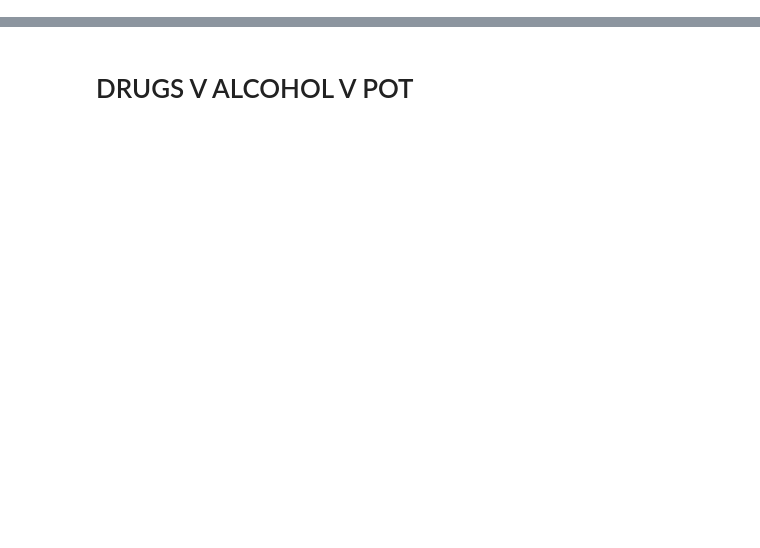
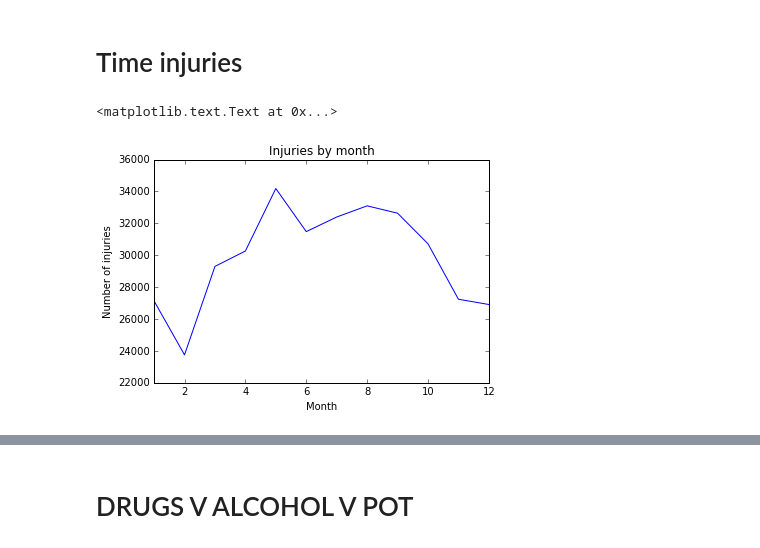
Before and after one commit to pzhou11/MIDS, a Jupyter notebook: Python_Project2/Jen2.ipynb, the cells around one changed output, grey strips where cells are left out. Cells and saved outputs as stored; diff of their text form; code cells hidden in the pictures; blank space fills up the shorter version.

```diff
--- a/Python_Project2/Jen2.ipynb
+++ b/Python_Project2/Jen2.ipynb
@@ -148,3 +148,20 @@ def notereader(dataframe):
         output_dict[i] = dataframe.Notes[i]
         print ("INDEX", i,"\n", dataframe.Notes[i],"\n")
     return output_dict
+# %% [markdown]
+# Time injuries
+# %%
+#injuries by month
+
+#reindex to have dates as index
+indexed_time = df1.set_index('trmt_date')
+indexed_time['Count'] = 1
+
+#group dates by months
+month_index = indexed_time['Count'].groupby(indexed_time.index.month).count()
+month_graph = month_index.plot(title = "Injuries by month")
+month_graph.set_xlabel("Month")
+month_graph.set_ylabel("Number of injuries")
+# %% [output]
+<matplotlib.text.Text at 0x...>
+[figure, added]
```
Also changed, not shown: parts of 20 cells of this notebook, 1 other file.
